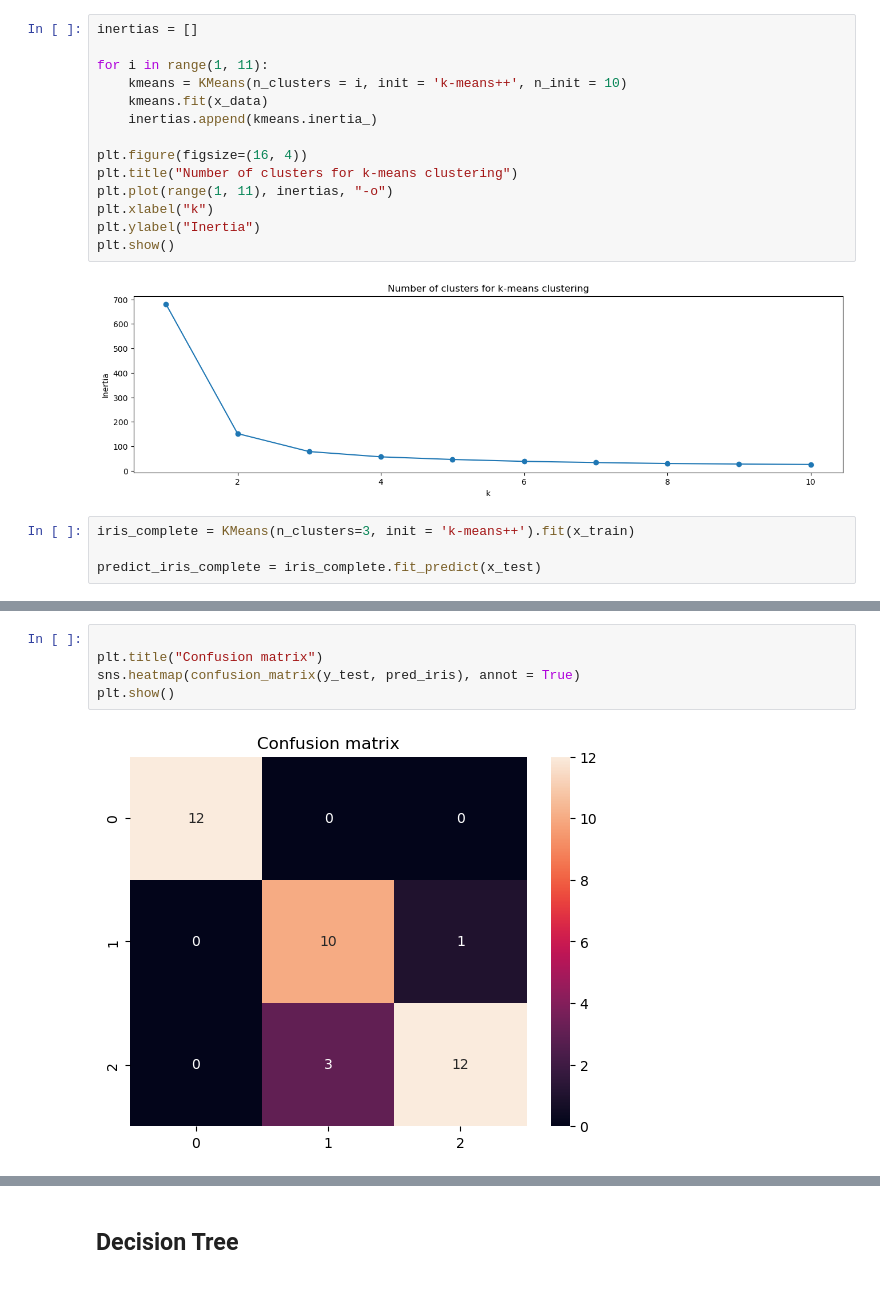
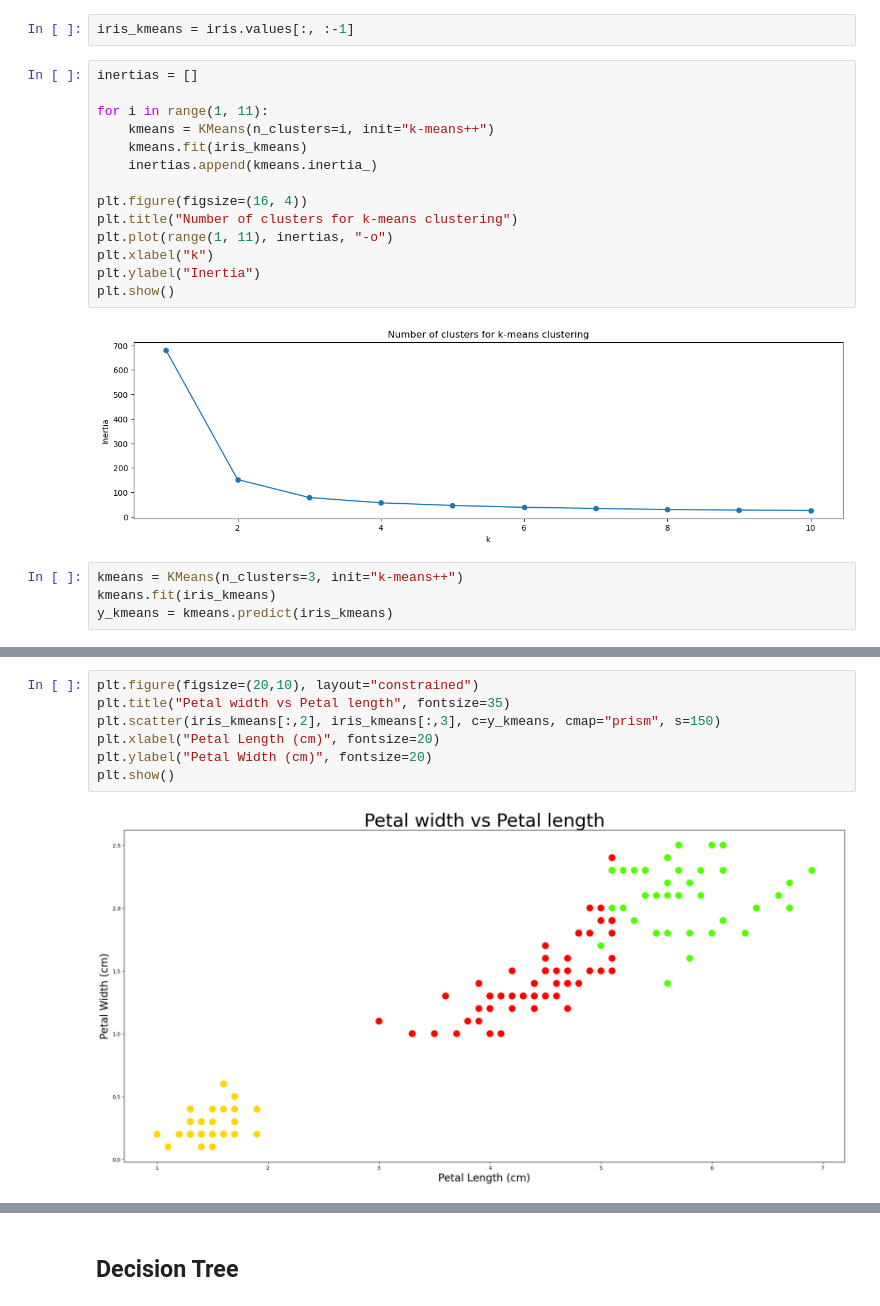
Before and after one commit to josep-audenis/Iris, a Jupyter notebook: iris.ipynb, the cells around one changed output, grey strips where cells are left out. Cells and saved outputs as stored; diff of their text form.

Commit message:
kmeans redone

```diff
--- a/iris.ipynb
+++ b/iris.ipynb
@@ -122,9 +108,11 @@ Testing Set size: (38, 4)
+# %%
+iris_kmeans = iris.values[:, :-1]
 # %%
 inertias = []
 
 for i in range(1, 11):
-    kmeans = KMeans(n_clusters = i, init = 'k-means++', n_init = 10)
-    kmeans.fit(x_data)
+    kmeans = KMeans(n_clusters=i, init="k-means++")
+    kmeans.fit(iris_kmeans)
     inertias.append(kmeans.inertia_)
 
 plt.figure(figsize=(16, 4))
@@ -136,6 +124,6 @@ plt.show()
 # %% [output]
 [figure]
 # %%
-iris_complete = KMeans(n_clusters=3, init = 'k-means++').fit(x_train)
-
-predict_iris_complete = iris_complete.fit_predict(x_test)
+kmeans = KMeans(n_clusters=3, init="k-means++")
+kmeans.fit(iris_kmeans)
+y_kmeans = kmeans.predict(iris_kmeans)
@@ -186,7 +130,9 @@ Precision: 0.8947368421052632
-# %%
-
-plt.title("Confusion matrix")
-sns.heatmap(confusion_matrix(y_test, pred_iris), annot = True)
-plt.show()
-# %% [output]
-[figure, removed]
+# %%
+plt.figure(figsize=(20,10), layout="constrained")
+plt.title("Petal width vs Petal length", fontsize=35)
+plt.scatter(iris_kmeans[:,2], iris_kmeans[:,3], c=y_kmeans, cmap="prism", s=150)
+plt.xlabel("Petal Length (cm)", fontsize=20)
+plt.ylabel("Petal Width (cm)", fontsize=20)
+plt.show()
+# %% [output]
+[figure, added]
```
Also changed, not shown: parts of 6 cells of this notebook.
